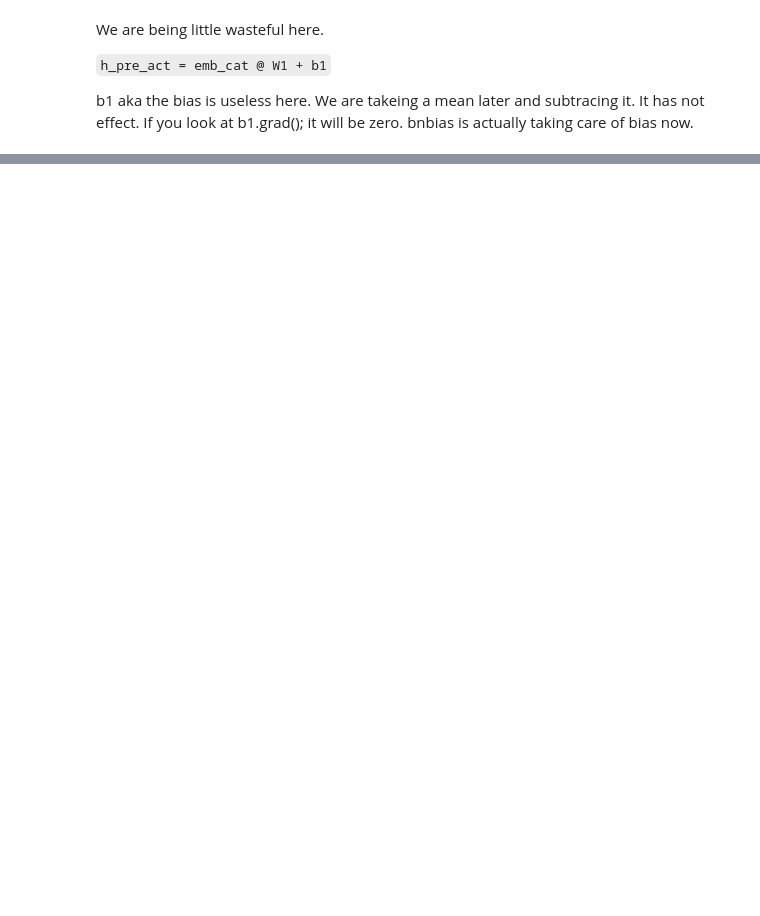
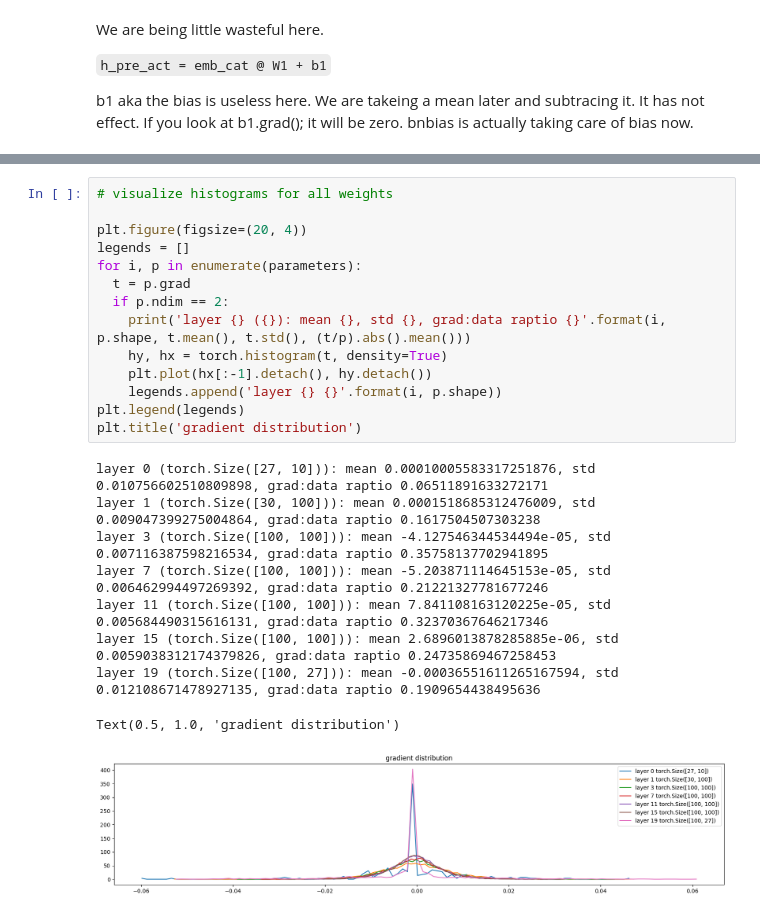
Before and after one commit to Sarthak30/karpathy-notebooks, a Jupyter notebook: character_llm_mlp_2.ipynb, the cells around one changed output, grey strips where cells are left out. Drawn from its saved outputs; the diff is of its cells as text; blank space fills up the shorter version.

```diff
--- a/character_llm_mlp_2.ipynb
+++ b/character_llm_mlp_2.ipynb
@@ -620,0 +825,24 @@ val 2.1458492279052734
+# %%
+# visualize histograms for all weights
+
+plt.figure(figsize=(20, 4))
+legends = []
+for i, p in enumerate(parameters):
+  t = p.grad
+  if p.ndim == 2:
+    print('layer {} ({}): mean {}, std {}, grad:data raptio {}'.format(i, p.shape, t.mean(), t.std(), (t/p).abs().mean()))
+    hy, hx = torch.histogram(t, density=True)
+    plt.plot(hx[:-1].detach(), hy.detach())
+    legends.append('layer {} {}'.format(i, p.shape))
+plt.legend(legends)
+plt.title('gradient distribution')
+# %% [output]
+layer 0 (torch.Size([27, 10])): mean 0.00010005583317251876, std 0.010756602510809898, grad:data raptio 0.06511891633272171
+layer 1 (torch.Size([30, 100])): mean 0.0001518685312476009, std 0.009047399275004864, grad:data raptio 0.1617504507303238
+layer 3 (torch.Size([100, 100])): mean -4.127546344534494e-05, std 0.007116387598216534, grad:data raptio 0.35758137702941895
+layer 7 (torch.Size([100, 100])): mean -5.203871114645153e-05, std 0.006462994497269392, grad:data raptio 0.21221327781677246
+layer 11 (torch.Size([100, 100])): mean 7.841108163120225e-05, std 0.005684490315616131, grad:data raptio 0.32370367646217346
+layer 15 (torch.Size([100, 100])): mean 2.6896013878285885e-06, std 0.0059038312174379826, grad:data raptio 0.24735869467258453
+layer 19 (torch.Size([100, 27])): mean -0.00036551611265167594, std 0.012108671478927135, grad:data raptio 0.1909654438495636
+Text(0.5, 1.0, 'gradient distribution')
+[figure, added]
```
Also changed, not shown: parts of 21 cells of this notebook.
